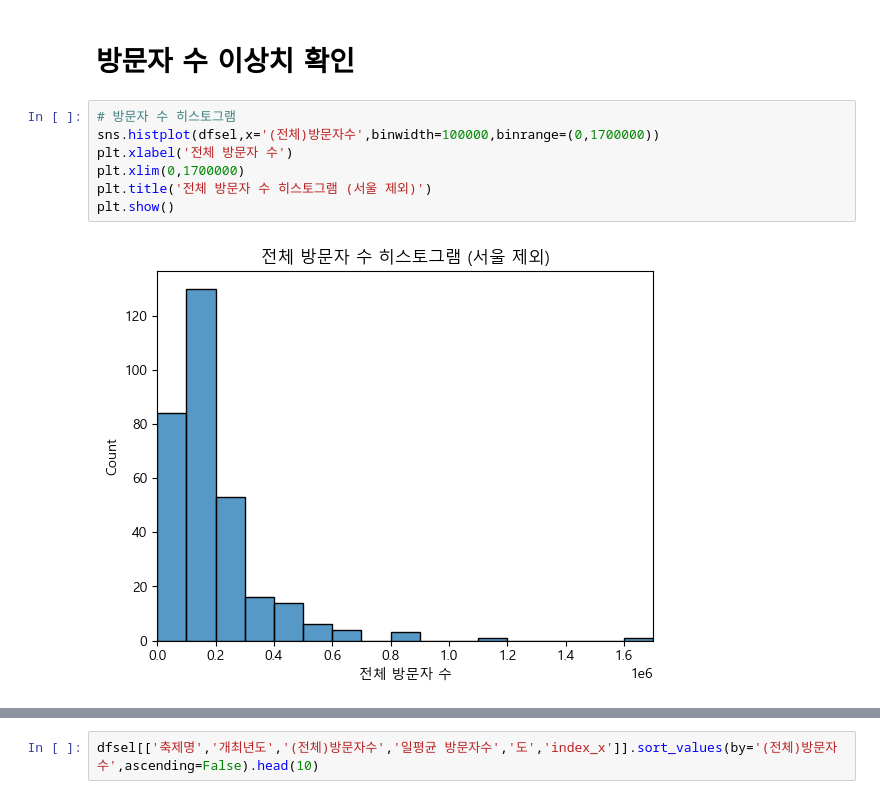
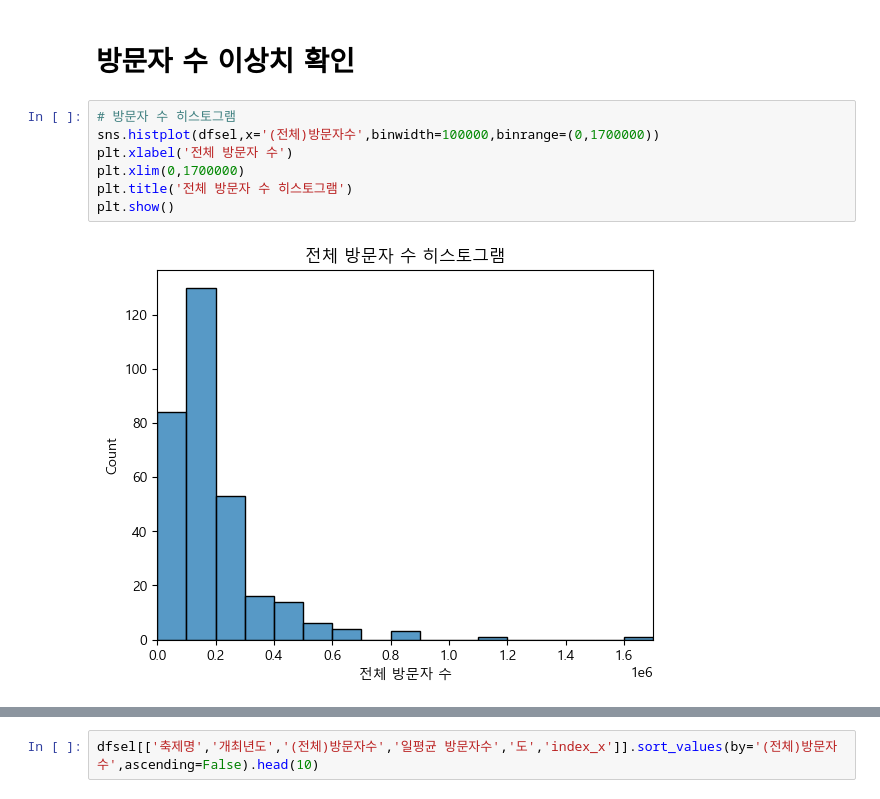
Before and after one commit to carpe-horas/Festivals-Prediction, a Jupyter notebook: analysis/이상치분석.ipynb, the cells around one changed output, grey strips where cells are left out. Drawn from its saved outputs; the diff is of its cells as text.

```diff
--- a/analysis/이상치분석.ipynb
+++ b/analysis/이상치분석.ipynb
@@ -108,9 +116,9 @@ plt.show()
 # %%
 # 방문자 수 히스토그램
 sns.histplot(dfsel,x='(전체)방문자수',binwidth=100000,binrange=(0,1700000))
 plt.xlabel('전체 방문자 수')
 plt.xlim(0,1700000)
-plt.title('전체 방문자 수 히스토그램 (서울 제외)')
+plt.title('전체 방문자 수 히스토그램')
 plt.show()
 # %% [output]
-[figure, old version]
+[figure, new version]
```
Also changed, not shown: parts of 16 cells of this notebook, 8 other files.
